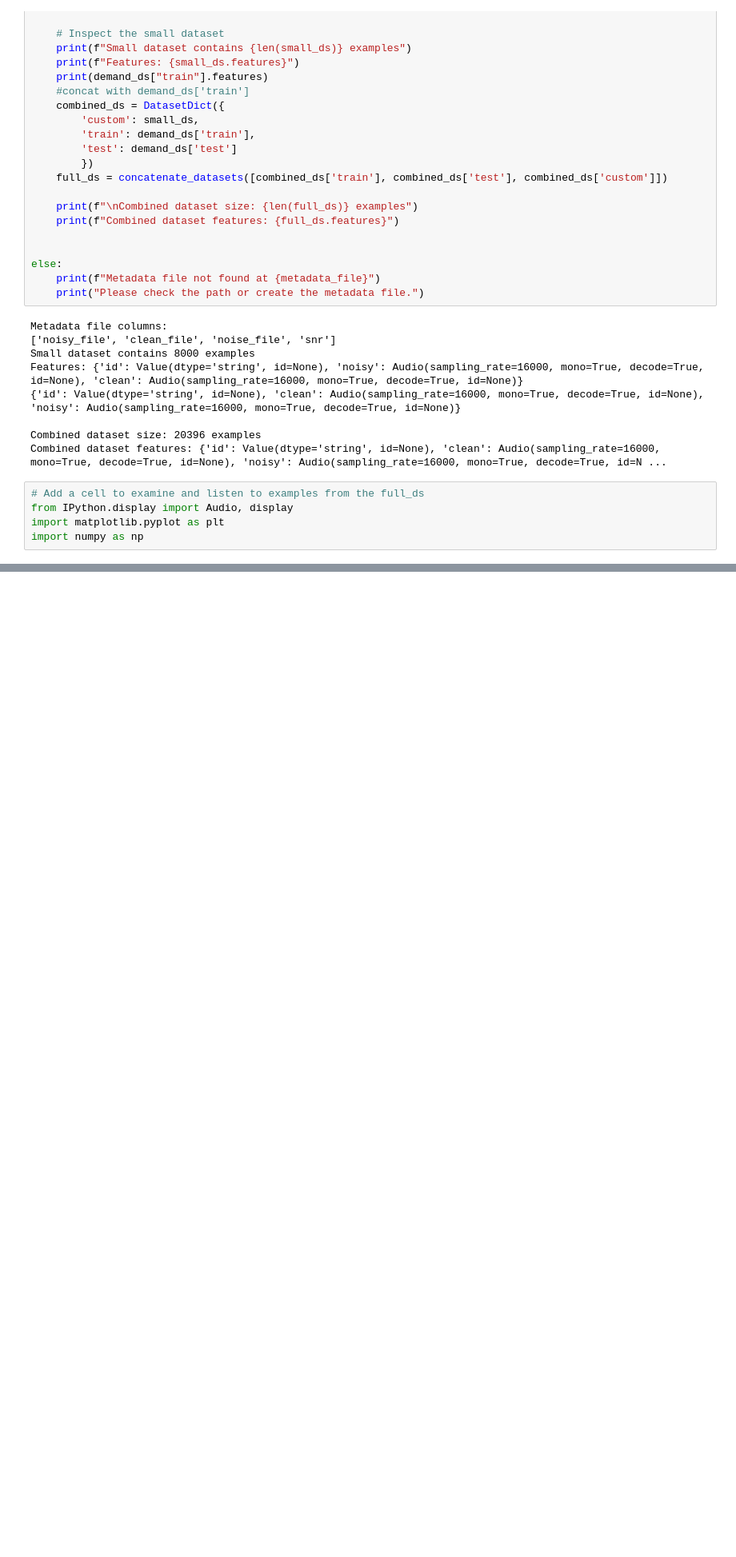
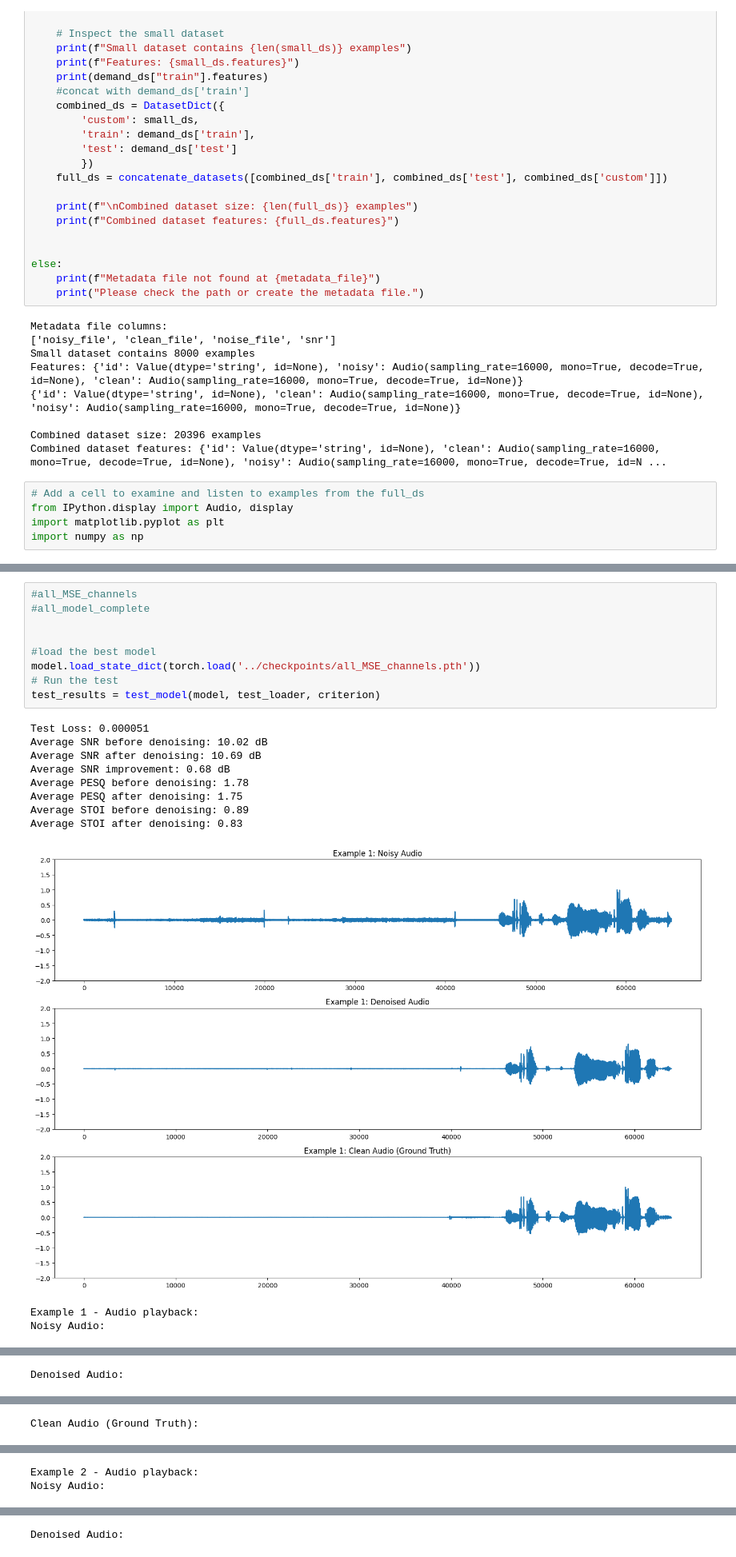
Before and after one commit to gunther520/COMP5412, a Jupyter notebook: notebooks/data2_try.ipynb, the cells around one changed output, grey strips where cells are left out. Shown at 80% size. Saved outputs shown, nothing was run; the diff lists cells and outputs as text; blank space fills up the shorter version.

```diff
--- a/notebooks/data2_try.ipynb
+++ b/notebooks/data2_try.ipynb
@@ -497,0 +539,21 @@ Denoised Audio:
+# %%
+#all_MSE_channels
+#all_model_complete
+
+
+#load the best model
+model.load_state_dict(torch.load('../checkpoints/all_MSE_channels.pth'))
+# Run the test
+test_results = test_model(model, test_loader, criterion)
+# %% [output]
+Test Loss: 0.000051
+Average SNR before denoising: 10.02 dB
+Average SNR after denoising: 10.69 dB
+Average SNR improvement: 0.68 dB
+Average PESQ before denoising: 1.78
+Average PESQ after denoising: 1.75
+Average STOI before denoising: 0.89
+Average STOI after denoising: 0.83
+[figure, added]
+Example 1 - Audio playback:
+Noisy Audio:
@@ -497,0 +561 @@ Denoised Audio:
+Denoised Audio:
@@ -497,0 +563 @@ Denoised Audio:
+Clean Audio (Ground Truth):
@@ -497,0 +566,2 @@ Denoised Audio:
+Example 2 - Audio playback:
+Noisy Audio:
@@ -497,0 +569 @@ Denoised Audio:
+Denoised Audio:
```
Also changed, not shown: parts of 8 cells of this notebook, 15 other files.
